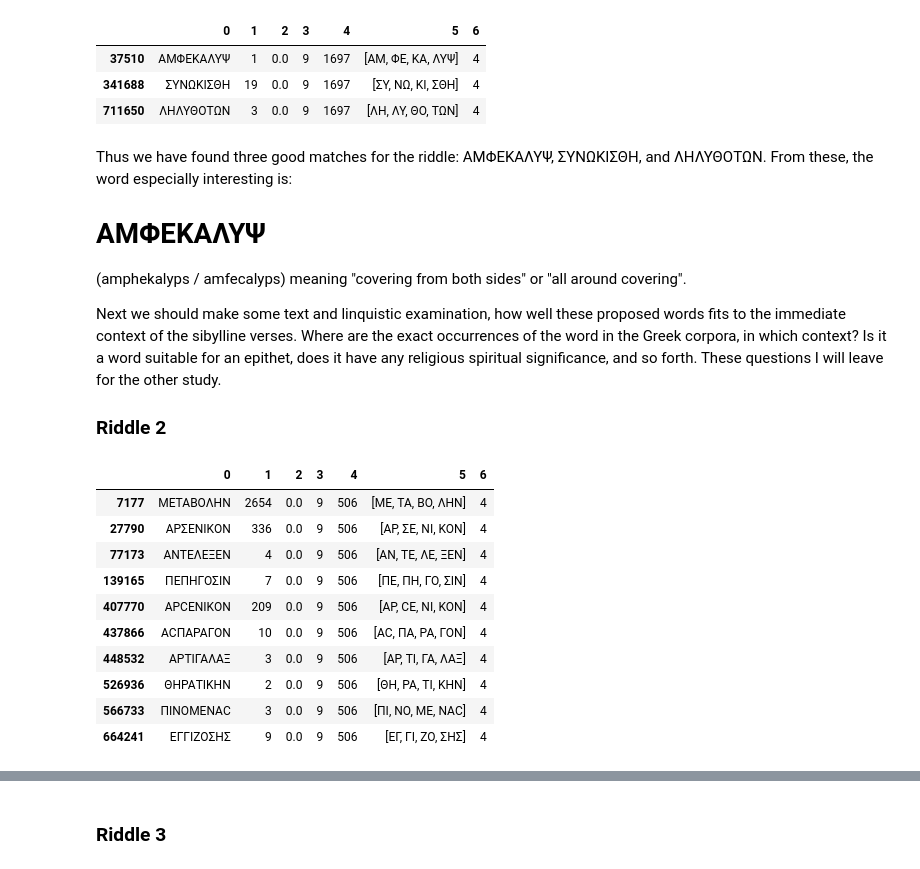
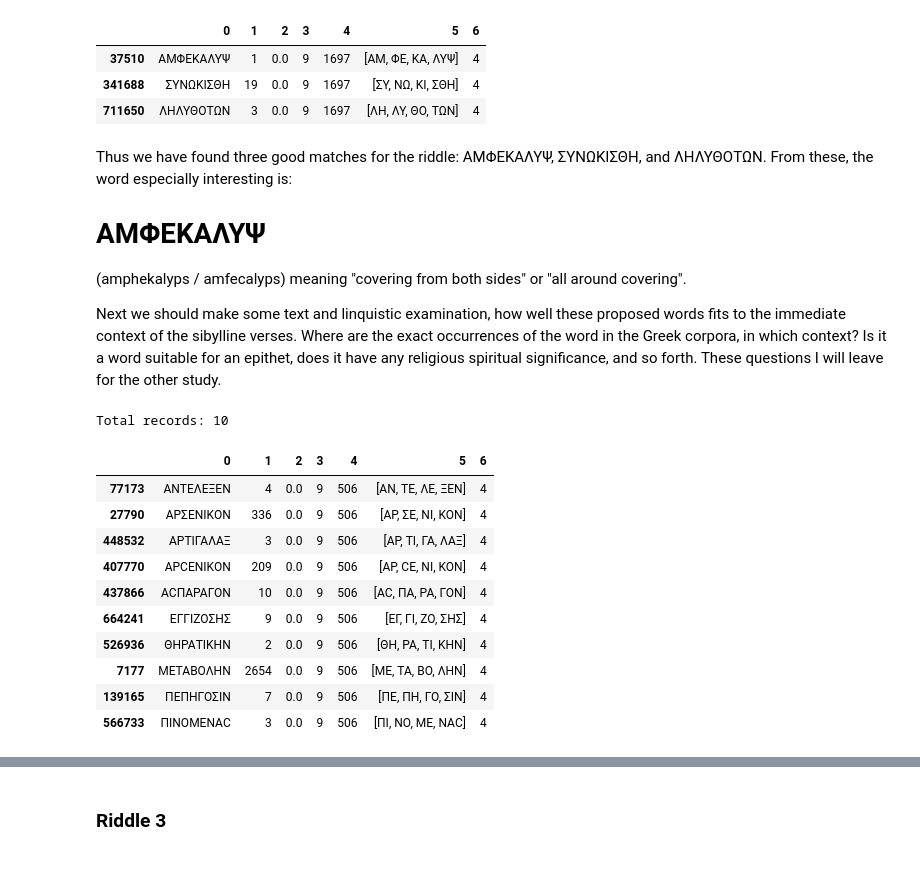
Before and after one commit to markomanninen/grcriddles, a Jupyter notebook: Isopsephical riddles in the Greek Pseudo Sibylline hexameter poetry.ipynb, the cells around one changed output, grey strips where cells are left out. Saved outputs shown, nothing was run; the diff lists cells and outputs as text; code cells hidden in the pictures.

```diff
--- a/Isopsephical riddles in the Greek Pseudo Sibylline hexameter poetry.ipynb
+++ b/Isopsephical riddles in the Greek Pseudo Sibylline hexameter poetry.ipynb
@@ -283,8 +303,8 @@ def nletters(x, n):
 def nisopsephy(x, n):
     return x[4] > n[0] and x[4] < n[1] if type(n) is list else x[4] == n
 
-# riddle wrapper function
-def riddle(x, isopsephy, letters = 9, mutes = 5, syllables = 4):
+# riddle 1 wrapper function
+def riddle1(x, isopsephy, letters = 9, mutes = 5, syllables = 4):
     return nisopsephy(x, isopsephy) and nsyllables(x, syllables) and \
            nletters(x, letters) and nmutes(x, mutes) and \
            has_two_letters_in_first_three_syllables(x)
@@ -306,22 +326,23 @@ Thus we have found three good matches for the riddle: ΑΜΦΕΚΑΛΥΨ, ΣΥΝ
 (amphekalyps / amfecalyps) meaning "covering from both sides" or "all around covering".
 
 Next we should make some text and linquistic examination, how well these proposed words fits to the immediate context of the sibylline verses. Where are the exact occurrences of the word in the Greek corpora, in which context? Is it a word suitable for an epithet, does it have any religious spiritual significance, and so forth. These questions I will leave for the other study.
-
-### Riddle 2
 # %%
-# solve the riddle
+# solve the riddle 1b
 f = df.copy()
 f = f[f.apply(lambda x: riddle(x, 506), axis=1)]
-f
+
+print("Total records: %s" % len(f))
+f.sort_values(0)
 # %% [output]
+Total records: 10
 |  | 0 | 1 | 2 | 3 | 4 | 5 | 6 |
-| 7177 | ΜΕΤΑΒΟΛΗΝ | 2654 | 0.0 | 9 | 506 | [ΜΕ, ΤΑ, ΒΟ, ΛΗΝ] | 4 |
+| 77173 | ΑΝΤΕΛΕΞΕΝ | 4 | 0.0 | 9 | 506 | [ΑΝ, ΤΕ, ΛΕ, ΞΕΝ] | 4 |
 | 27790 | ΑΡΣΕΝΙΚΟΝ | 336 | 0.0 | 9 | 506 | [ΑΡ, ΣΕ, ΝΙ, ΚΟΝ] | 4 |
-| 77173 | ΑΝΤΕΛΕΞΕΝ | 4 | 0.0 | 9 | 506 | [ΑΝ, ΤΕ, ΛΕ, ΞΕΝ] | 4 |
-| 139165 | ΠΕΠΗΓΟΣΙΝ | 7 | 0.0 | 9 | 506 | [ΠΕ, ΠΗ, ΓΟ, ΣΙΝ] | 4 |
+| 448532 | ΑΡΤΙΓΑΛΑΞ | 3 | 0.0 | 9 | 506 | [ΑΡ, ΤΙ, ΓΑ, ΛΑΞ] | 4 |
 | 407770 | ΑΡϹΕΝΙΚΟΝ | 209 | 0.0 | 9 | 506 | [ΑΡ, ϹΕ, ΝΙ, ΚΟΝ] | 4 |
 | 437866 | ΑϹΠΑΡΑΓΟΝ | 10 | 0.0 | 9 | 506 | [ΑϹ, ΠΑ, ΡΑ, ΓΟΝ] | 4 |
-| 448532 | ΑΡΤΙΓΑΛΑΞ | 3 | 0.0 | 9 | 506 | [ΑΡ, ΤΙ, ΓΑ, ΛΑΞ] | 4 |
+| 664241 | ΕΓΓΙΖΟΣΗΣ | 9 | 0.0 | 9 | 506 | [ΕΓ, ΓΙ, ΖΟ, ΣΗΣ] | 4 |
 | 526936 | ΘΗΡΑΤΙΚΗΝ | 2 | 0.0 | 9 | 506 | [ΘΗ, ΡΑ, ΤΙ, ΚΗΝ] | 4 |
+| 7177 | ΜΕΤΑΒΟΛΗΝ | 2654 | 0.0 | 9 | 506 | [ΜΕ, ΤΑ, ΒΟ, ΛΗΝ] | 4 |
+| 139165 | ΠΕΠΗΓΟΣΙΝ | 7 | 0.0 | 9 | 506 | [ΠΕ, ΠΗ, ΓΟ, ΣΙΝ] | 4 |
 | 566733 | ΠΙΝΟΜΕΝΑϹ | 3 | 0.0 | 9 | 506 | [ΠΙ, ΝΟ, ΜΕ, ΝΑϹ] | 4 |
-| 664241 | ΕΓΓΙΖΟΣΗΣ | 9 | 0.0 | 9 | 506 | [ΕΓ, ΓΙ, ΖΟ, ΣΗΣ] | 4 |
```
Also changed, not shown: parts of 10 cells of this notebook.
